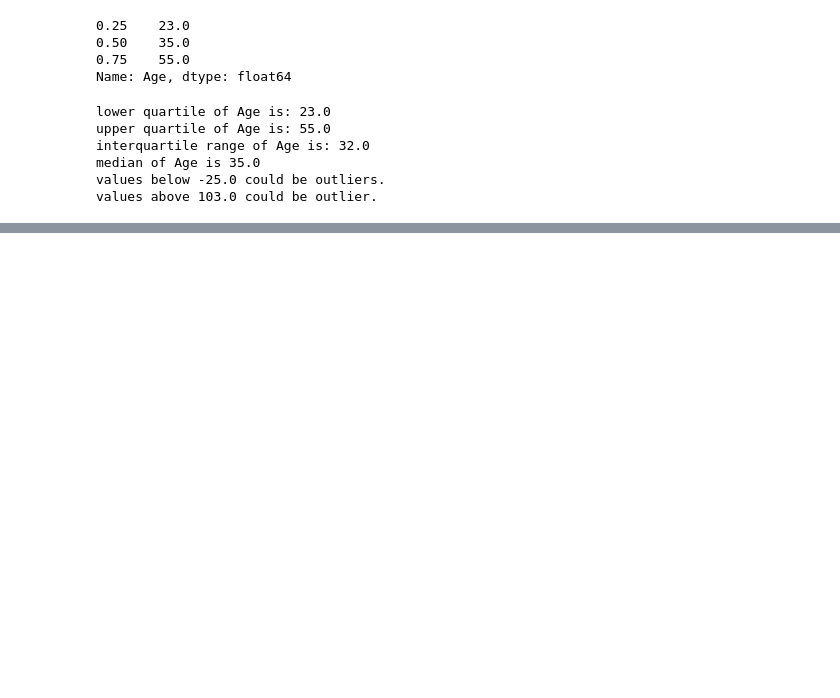
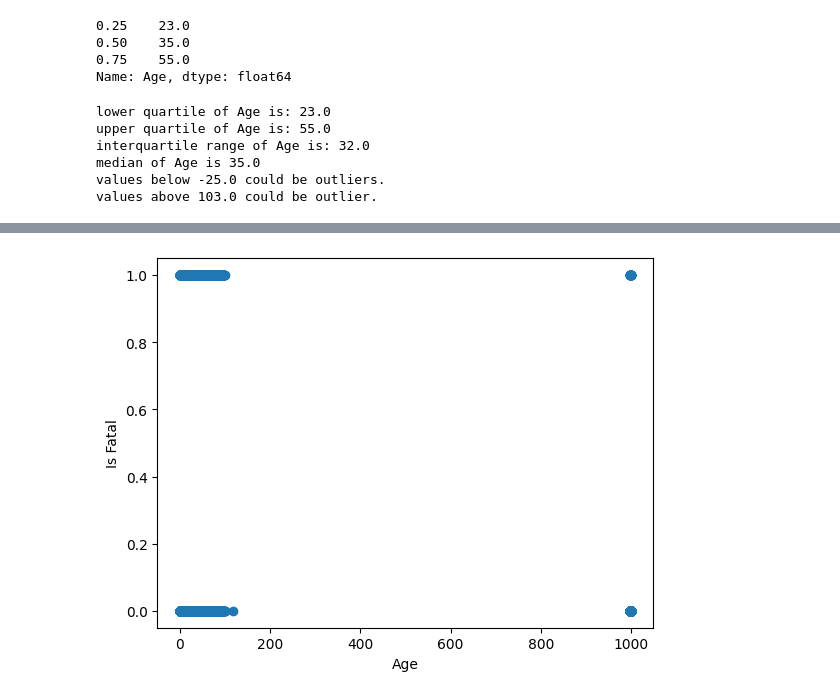
Before and after one commit to dcheung0720/Data-Wizards-1, a Jupyter notebook: People_Involved.ipynb, the cells around one changed output, grey strips where cells are left out. Saved outputs shown, nothing was run; the diff lists cells and outputs as text; code cells hidden in the pictures; blank space fills up the shorter version.

Commit message:
Correlation of Data

```diff
--- a/People_Involved.ipynb
+++ b/People_Involved.ipynb
@@ -140,3 +140,8 @@ interquartile range of Age is: 32.0
 median of Age is 35.0
 values below -25.0 could be outliers.
 values above 103.0 could be outlier.
+# %%
+# Import the data set
+wdi_data = pd.read_csv("Resources/People_Involved.csv")
+wdi_data = wdi_data.dropna()
+wdi_data.head()
@@ -142,0 +155,8 @@ values above 103.0 could be outlier.
+# %%
+# Determine the correlation between Age factor and Is Fatal
+plt.scatter(wdi_data.iloc[:,2],wdi_data.iloc[:,7])
+plt.xlabel("Age")
+plt.ylabel("Is Fatal")
+plt.show()
+# %% [output]
+[figure, added]
```
Also changed, not shown: parts of 7 cells of this notebook.
